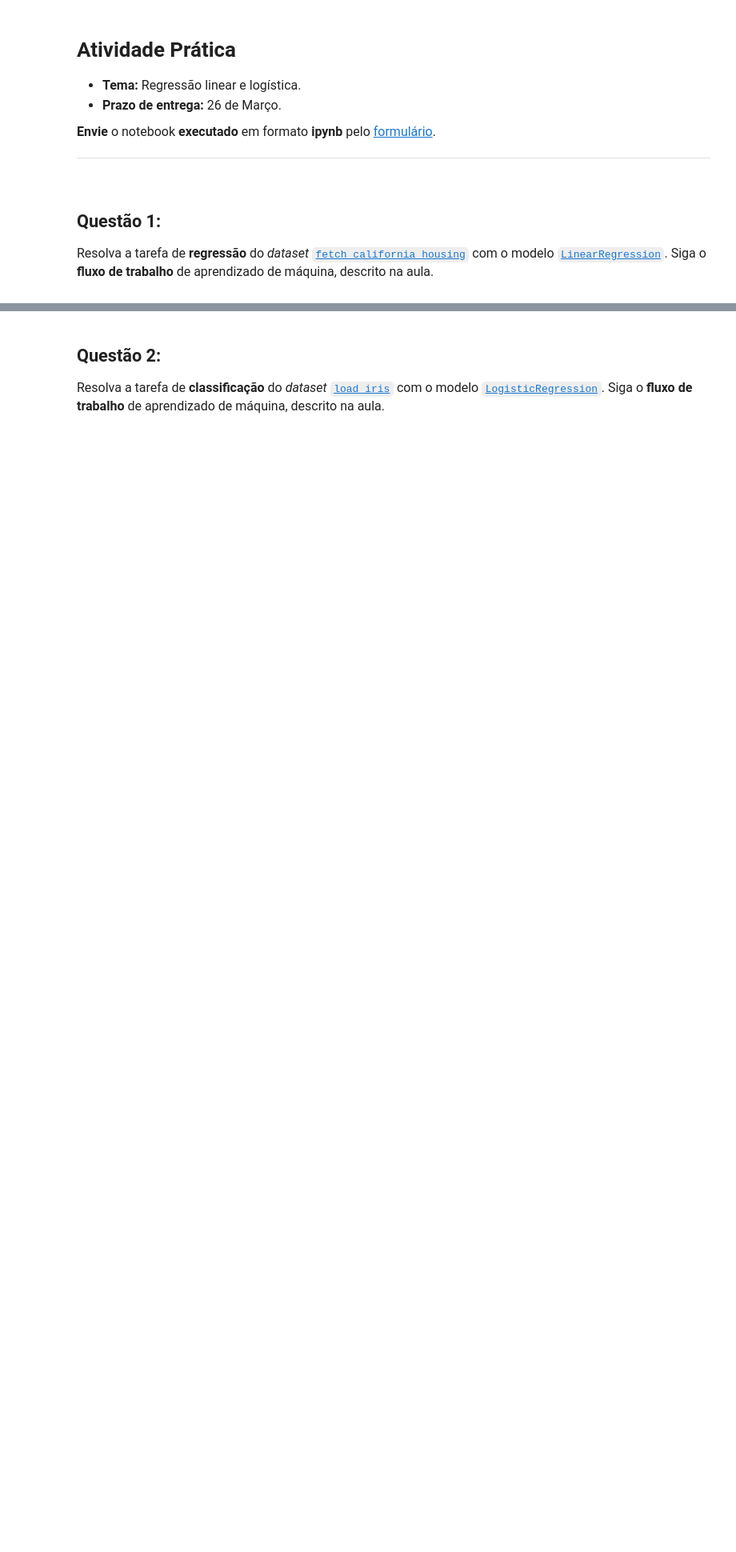
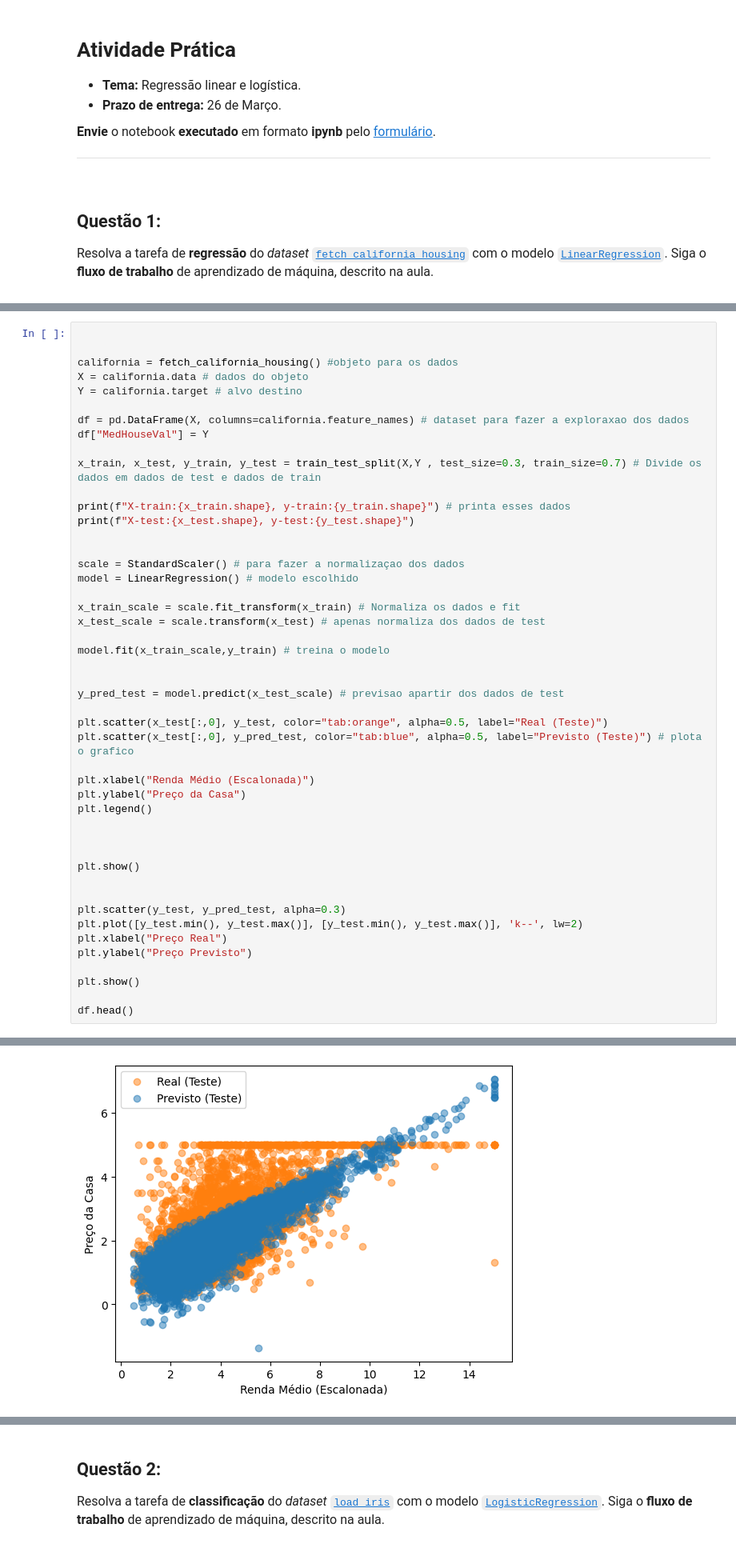
Before and after one commit to Alomyr/Apredizado-de-maquina-supervisonado, a Jupyter notebook: Unidade01/notebooks/Unidade01/atividade3.ipynb, the cells around one changed output, grey strips where cells are left out. Shown at 80% size. Drawn from its saved outputs; the diff is of its cells as text; blank space fills up the shorter version.

```diff
--- a/Unidade01/notebooks/Unidade01/atividade3.ipynb
+++ b/Unidade01/notebooks/Unidade01/atividade3.ipynb
@@ -15,0 +28,48 @@ Resolva a tarefa de **regressão** do *dataset* [`fetch_california_housing`](htt
+# %%
+
+
+california = fetch_california_housing() #objeto para os dados
+X = california.data # dados do objeto
+Y = california.target # alvo destino
+
+df = pd.DataFrame(X, columns=california.feature_names) # dataset para fazer a exploraxao dos dados
+df["MedHouseVal"] = Y
+
+x_train, x_test, y_train, y_test = train_test_split(X,Y , test_size=0.3, train_size=0.7) # Divide os dados em dados de test e dados de train
+
+print(f"X-train:{x_train.shape}, y-train:{y_train.shape}") # printa esses dados
+print(f"X-test:{x_test.shape}, y-test:{y_test.shape}")
+
+
+scale = StandardScaler() # para fazer a normalizaçao dos dados
+model = LinearRegression() # modelo escolhido
+
+x_train_scale = scale.fit_transform(x_train) # Normaliza os dados e fit
+x_test_scale = scale.transform(x_test) # apenas normaliza dos dados de test
+
+model.fit(x_train_scale,y_train) # treina o modelo
+
+
+y_pred_test = model.predict(x_test_scale) # previsao apartir dos dados de test
+
+plt.scatter(x_test[:,0], y_test, color="tab:orange", alpha=0.5, label="Real (Teste)")
+plt.scatter(x_test[:,0], y_pred_test, color="tab:blue", alpha=0.5, label="Previsto (Teste)") # plota o grafico
+
+plt.xlabel("Renda Médio (Escalonada)")
+plt.ylabel("Preço da Casa")
+plt.legend()
+
+
+
+plt.show()
+
+
+plt.scatter(y_test, y_pred_test, alpha=0.3)
+plt.plot([y_test.min(), y_test.max()], [y_test.min(), y_test.max()], 'k--', lw=2)
+plt.xlabel("Preço Real")
+plt.ylabel("Preço Previsto")
+
+plt.show()
+
+df.head()
+# %% [output]
@@ -15,0 +78 @@ Resolva a tarefa de **regressão** do *dataset* [`fetch_california_housing`](htt
+[figure, added]
```
Also changed, not shown: parts of 3 cells of this notebook, 1 other file.
